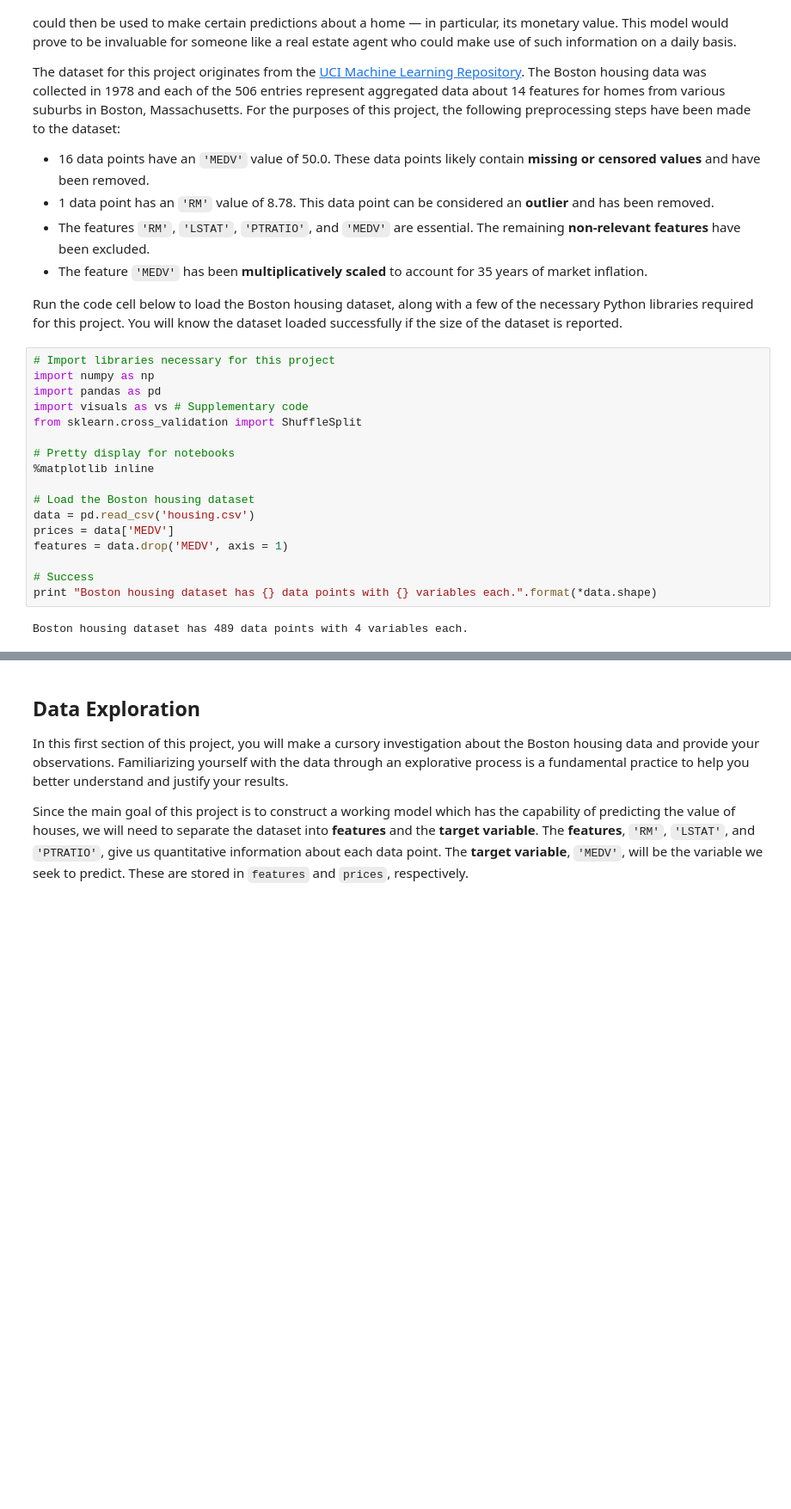
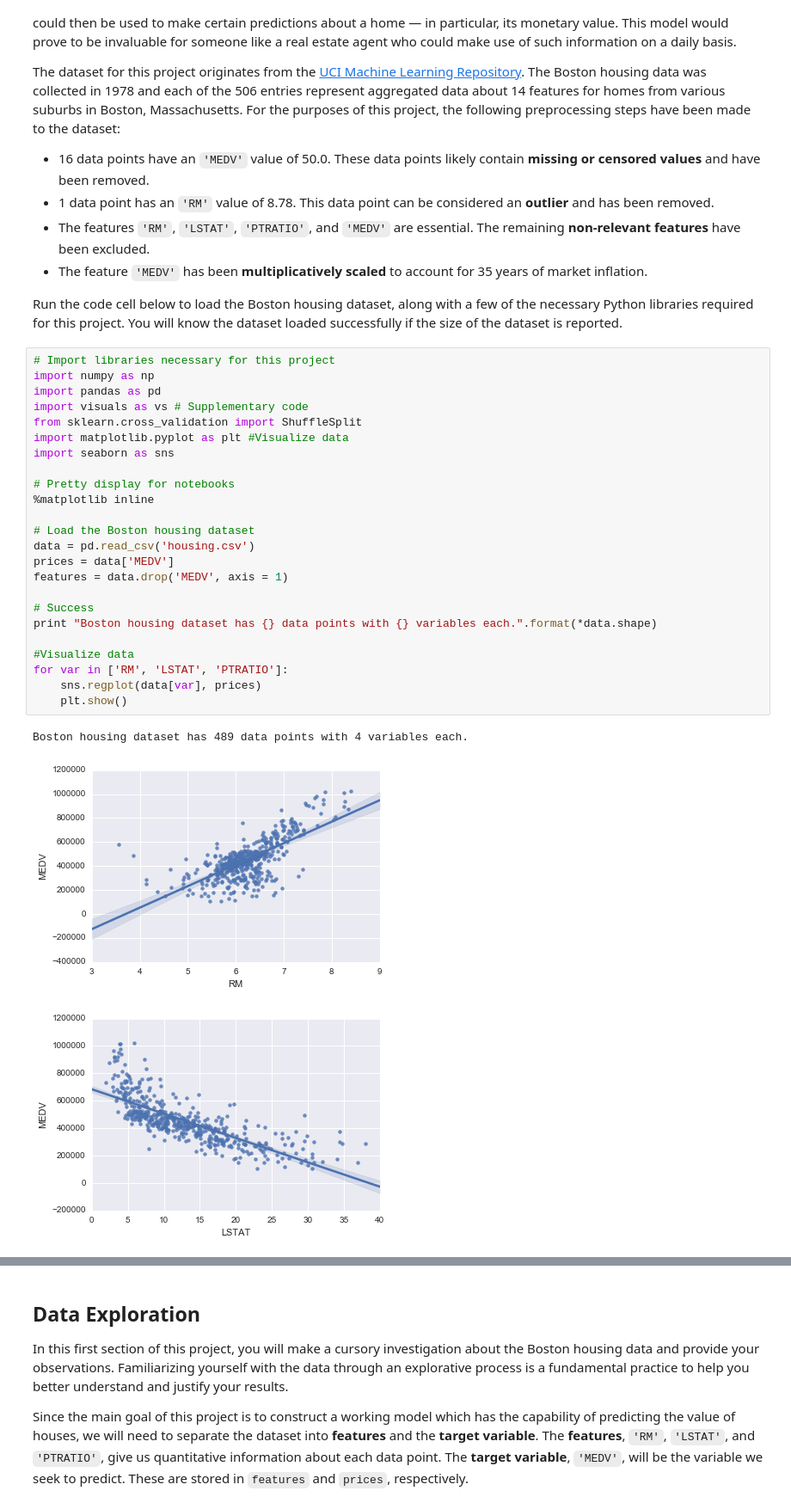
Before and after one commit to brayan07/machine-learning, a Jupyter notebook: projects/boston_housing/boston_housing.ipynb, the cells around one changed output, grey strips where cells are left out. Shown at 86% size. Saved outputs shown, nothing was run; the diff lists cells and outputs as text; blank space fills up the shorter version.

```diff
--- a/projects/boston_housing/boston_housing.ipynb
+++ b/projects/boston_housing/boston_housing.ipynb
@@ -22,19 +22,28 @@ Run the code cell below to load the Boston housing dataset, along with a few of
 # %%
 # Import libraries necessary for this project
 import numpy as np
 import pandas as pd
 import visuals as vs # Supplementary code
 from sklearn.cross_validation import ShuffleSplit
+import matplotlib.pyplot as plt #Visualize data
+import seaborn as sns
 
 # Pretty display for notebooks
 %matplotlib inline
 
 # Load the Boston housing dataset
 data = pd.read_csv('housing.csv')
 prices = data['MEDV']
 features = data.drop('MEDV', axis = 1)
 
 # Success
 print "Boston housing dataset has {} data points with {} variables each.".format(*data.shape)
+
+#Visualize data
+for var in ['RM', 'LSTAT', 'PTRATIO']:
+    sns.regplot(data[var], prices)
+    plt.show()
 # %% [output]
 Boston housing dataset has 489 data points with 4 variables each.
+[figure, added]
+[figure, added]
```
Also changed, not shown: parts of 9 cells of this notebook, 1 other file.
